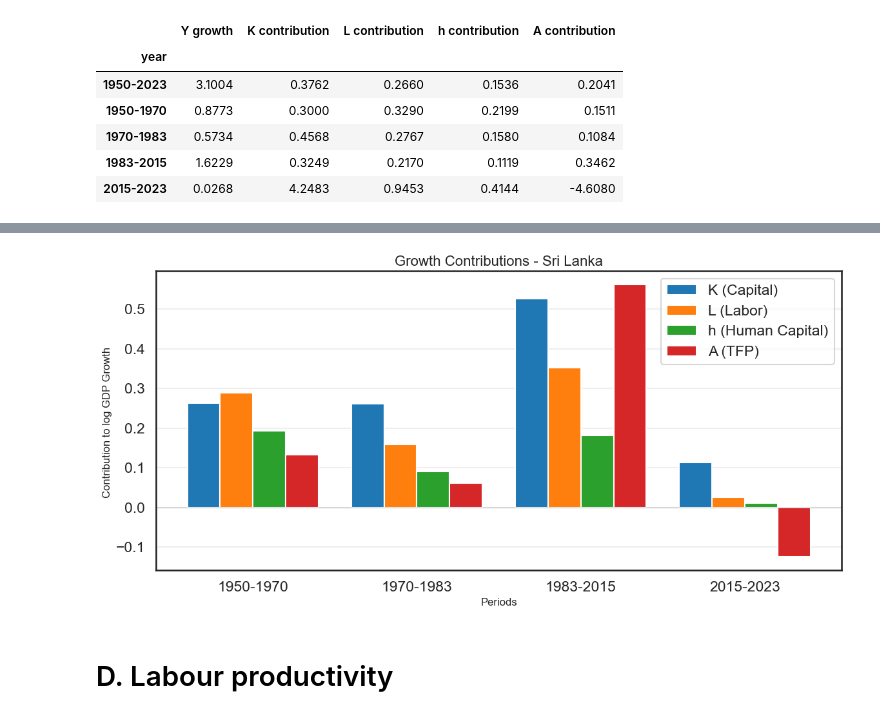
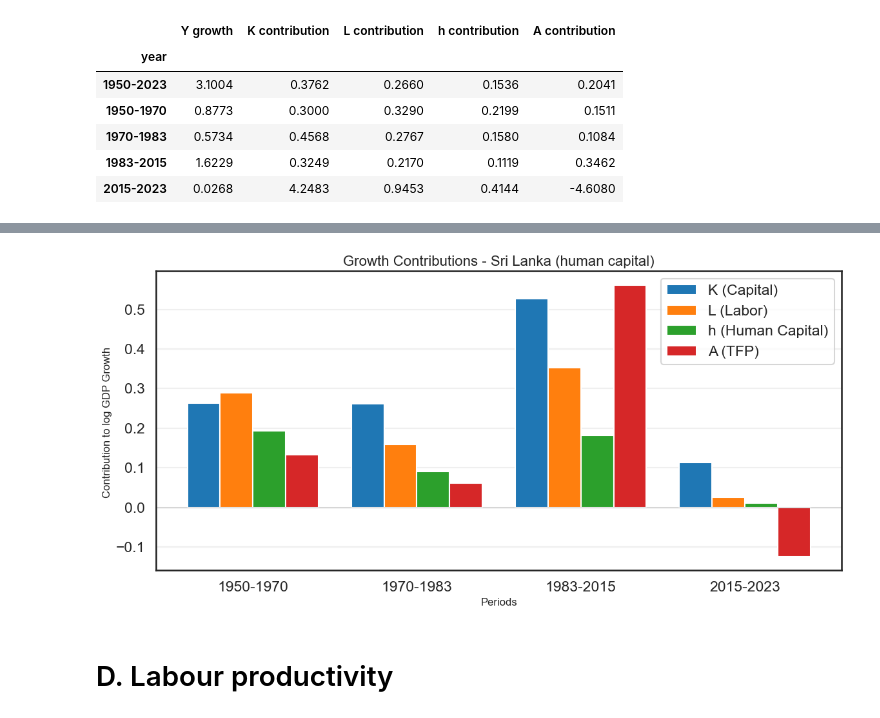
Before and after one commit to ikedasakii/EC2B1_group_project, a Jupyter notebook: find_GDP_trend.ipynb, the cells around one changed output, grey strips where cells are left out. Saved outputs shown, nothing was run; the diff lists cells and outputs as text; code cells hidden in the pictures.

Commit message:
added growth acocunting without human capital

```diff
--- a/find_GDP_trend.ipynb
+++ b/find_GDP_trend.ipynb
@@ -727,33 +934,33 @@ plt.show()
 # %%
 # Calculate shares of contributions
 K_contrib = [alpha * avg_growth_rates.loc[p, 'K growth'] for p in periods]
 L_contrib = [(1 - alpha) * avg_growth_rates.loc[p, 'L growth'] for p in periods]
 h_contrib = [(1 - alpha) * avg_growth_rates.loc[p, 'h growth'] for p in periods]
 A_contrib = [avg_growth_rates.loc[p, 'A growth'] for p in periods]
 
 # Create the plot
 plt.figure(figsize=(12, 6))
 x_pos = np.arange(len(periods))
 width = 0.2
 
 # Plot bars for each contribution
 plt.bar(x_pos - 1.5*width, K_contrib, width, label='K (Capital)', color='#1f77b4')
 plt.bar(x_pos - 0.5*width, L_contrib, width, label='L (Labor)', color='#ff7f0e')
 plt.bar(x_pos + 0.5*width, h_contrib, width, label='h (Human Capital)', color='#2ca02c')
 plt.bar(x_pos + 1.5*width, A_contrib, width, label='A (TFP)', color='#d62728')
 
 plt.xlabel('Periods', fontsize=12)
 plt.ylabel('Contribution to log GDP Growth ', fontsize=12)
-plt.title('Growth Contributions - Sri Lanka', fontsize=16)
+plt.title('Growth Contributions - Sri Lanka (human capital)', fontsize=16)
 plt.xticks(x_pos, periods)
 plt.legend()
 plt.axhline(y=0, color='gray', linestyle='-', linewidth=0.5)
 plt.grid(True, alpha=0.3, axis='y')
 
 plt.tight_layout()
 plt.show()
 # %% [output]
-[figure, old version]
+[figure, new version]
 # %% [markdown]
 # D. Labour productivity
 # %%
```
Also changed, not shown: parts of 12 cells of this notebook.
